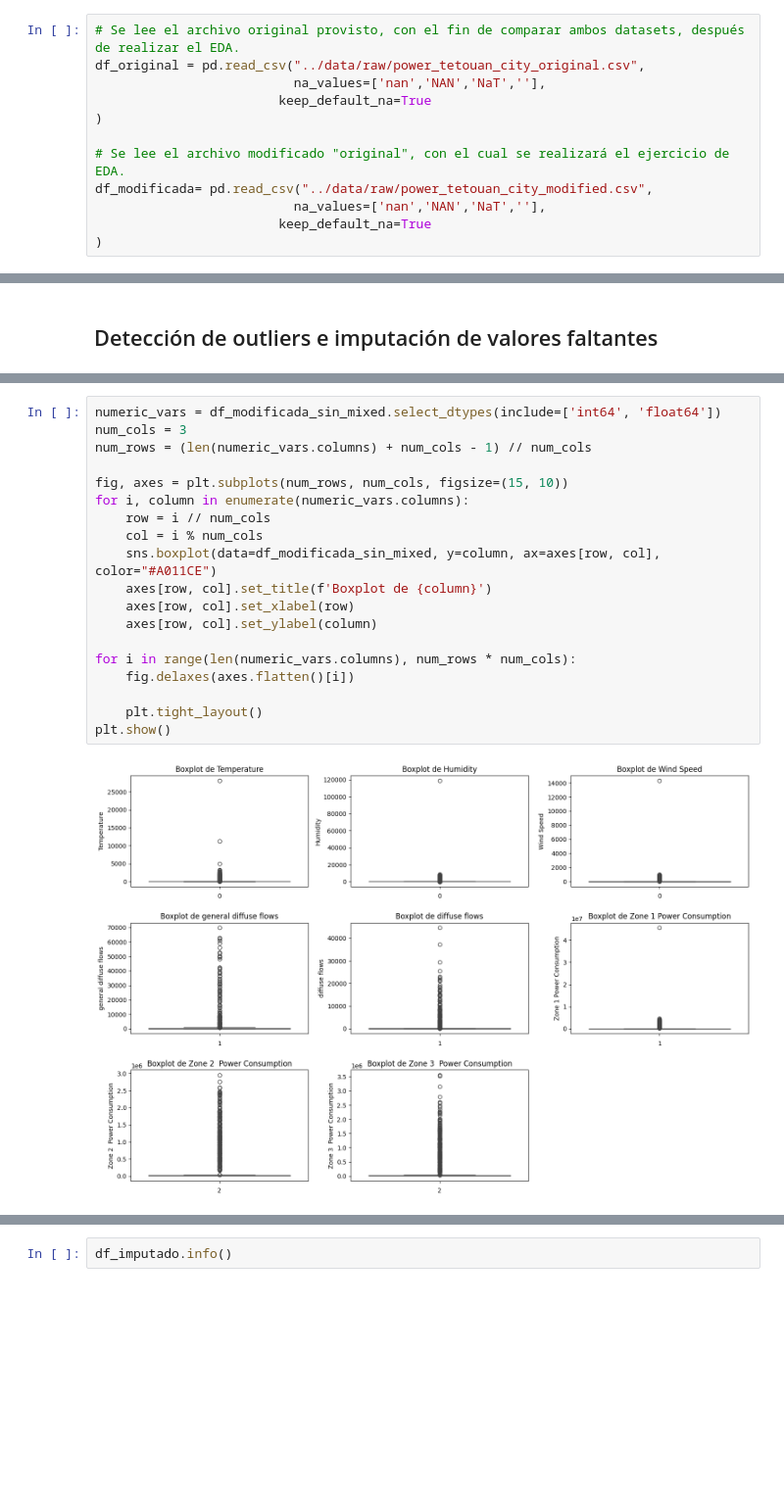
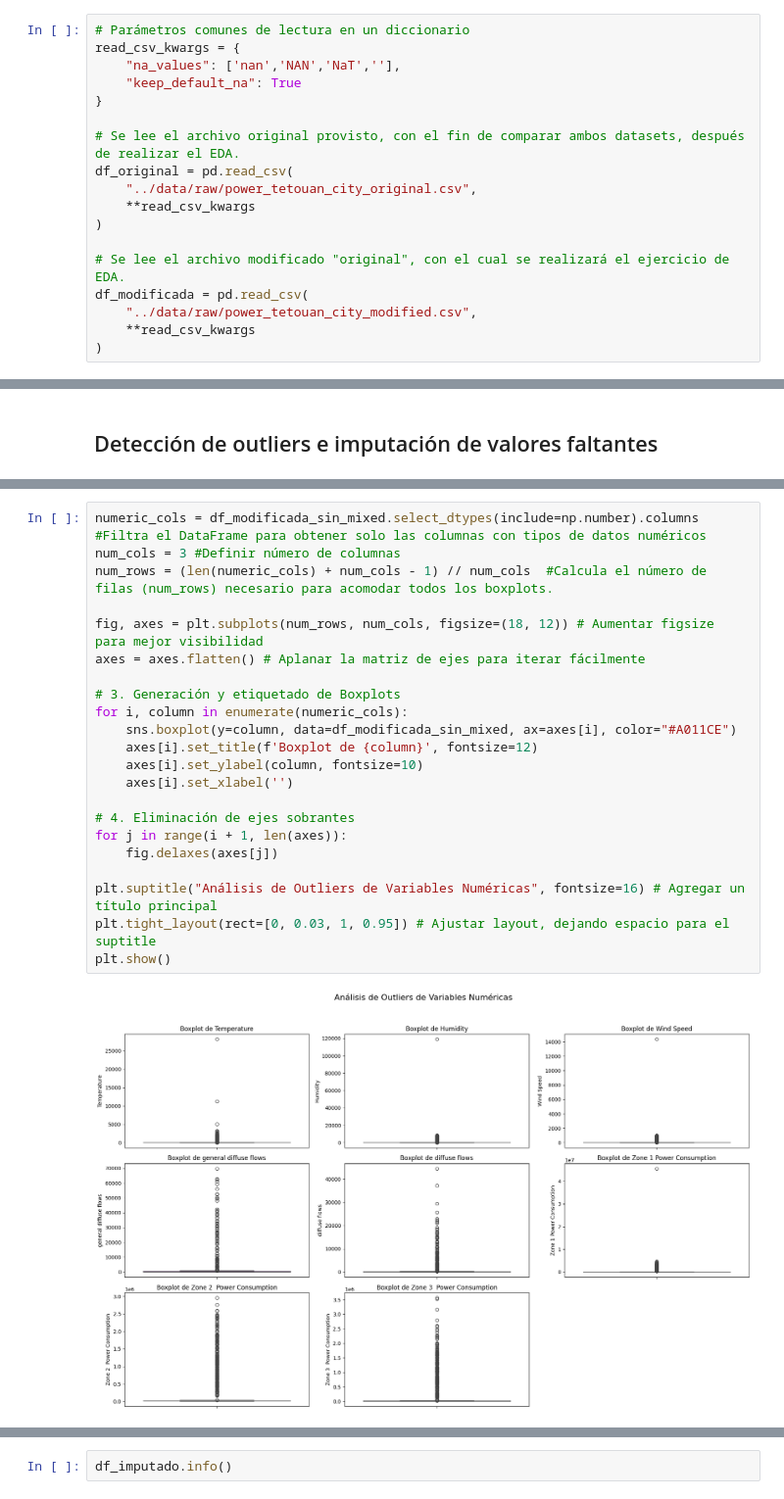
Before and after one commit to oscargarciatec/MNA_MLOps, a Jupyter notebook: notebooks/Fase 1_Equipo43.ipynb, the cells around one changed output, grey strips where cells are left out. Shown at 98% size. Saved outputs shown, nothing was run; the diff lists cells and outputs as text; blank space fills up the shorter version.

```diff
--- a/notebooks/Fase 1_Equipo43.ipynb
+++ b/notebooks/Fase 1_Equipo43.ipynb
@@ -78,16 +88,22 @@ ruta_guardado = "../data/processed/power_tetouan_city_processed.csv"
 # %% [markdown]
 # 2. Leyendo los archivos
 # %%
+# Parámetros comunes de lectura en un diccionario
+read_csv_kwargs = {
+    "na_values": ['nan','NAN','NaT',''],
+    "keep_default_na": True
+}
+
 # Se lee el archivo original provisto, con el fin de comparar ambos datasets, después de realizar el EDA.
-df_original = pd.read_csv("../data/raw/power_tetouan_city_original.csv",
-                          na_values=['nan','NAN','NaT',''],
-                        keep_default_na=True
+df_original = pd.read_csv(
+    "../data/raw/power_tetouan_city_original.csv",
+    **read_csv_kwargs
 )
 
 # Se lee el archivo modificado "original", con el cual se realizará el ejercicio de EDA.
-df_modificada= pd.read_csv("../data/raw/power_tetouan_city_modified.csv",
-                          na_values=['nan','NAN','NaT',''],
-                        keep_default_na=True
+df_modificada = pd.read_csv(
+    "../data/raw/power_tetouan_city_modified.csv",
+    **read_csv_kwargs
 )
 # %% [markdown]
 # 3. EDA
@@ -325,21 +363,24 @@ df_modificada_sin_mixed.describe()
 # %%
-numeric_vars = df_modificada_sin_mixed.select_dtypes(include=['int64', 'float64'])
-num_cols = 3
-num_rows = (len(numeric_vars.columns) + num_cols - 1) // num_cols
+numeric_cols = df_modificada_sin_mixed.select_dtypes(include=np.number).columns #Filtra el DataFrame para obtener solo las columnas con tipos de datos numéricos
+num_cols = 3 #Definir número de columnas
+num_rows = (len(numeric_cols) + num_cols - 1) // num_cols  #Calcula el número de filas (num_rows) necesario para acomodar todos los boxplots.
 
-fig, axes = plt.subplots(num_rows, num_cols, figsize=(15, 10))
-for i, column in enumerate(numeric_vars.columns):
-    row = i // num_cols
-    col = i % num_cols
-    sns.boxplot(data=df_modificada_sin_mixed, y=column, ax=axes[row, col], color="#A011CE")
-    axes[row, col].set_title(f'Boxplot de {column}')
-    axes[row, col].set_xlabel(row)
-    axes[row, col].set_ylabel(column)
+fig, axes = plt.subplots(num_rows, num_cols, figsize=(18, 12)) # Aumentar figsize para mejor visibilidad
+axes = axes.flatten() # Aplanar la matriz de ejes para iterar fácilmente
 
-for i in range(len(numeric_vars.columns), num_rows * num_cols):
-    fig.delaxes(axes.flatten()[i])
+# 3. Generación y etiquetado de Boxplots
+for i, column in enumerate(numeric_cols):
+    sns.boxplot(y=column, data=df_modificada_sin_mixed, ax=axes[i], color="#A011CE")
+    axes[i].set_title(f'Boxplot de {column}', fontsize=12)
+    axes[i].set_ylabel(column, fontsize=10)
+    axes[i].set_xlabel('')
 
-    plt.tight_layout()
+# 4. Eliminación de ejes sobrantes
+for j in range(i + 1, len(axes)):
+    fig.delaxes(axes[j])
+
+plt.suptitle("Análisis de Outliers de Variables Numéricas", fontsize=16) # Agregar un título principal
+plt.tight_layout(rect=[0, 0.03, 1, 0.95]) # Ajustar layout, dejando espacio para el suptitle
 plt.show()
 # %% [output]
-[figure, old version]
+[figure, new version]
```
Also changed, not shown: parts of 36 cells of this notebook.
